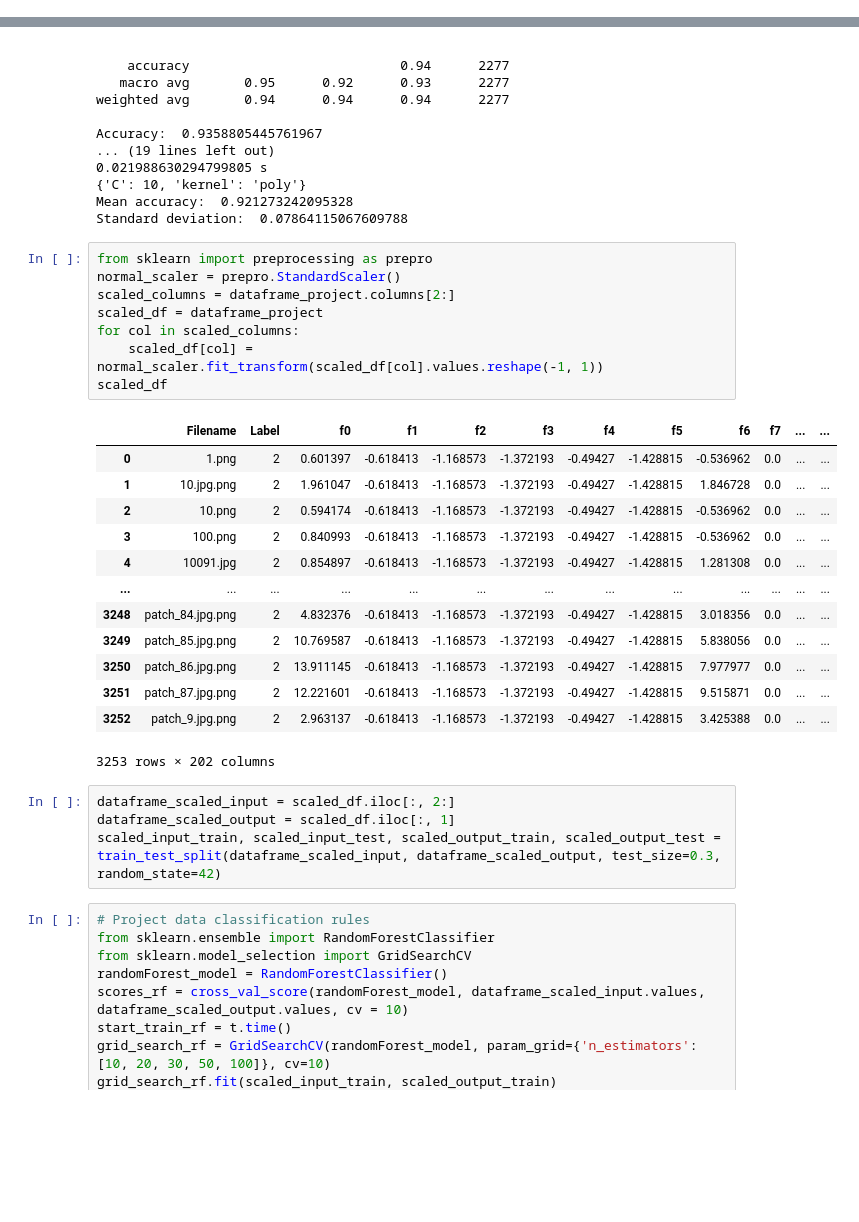
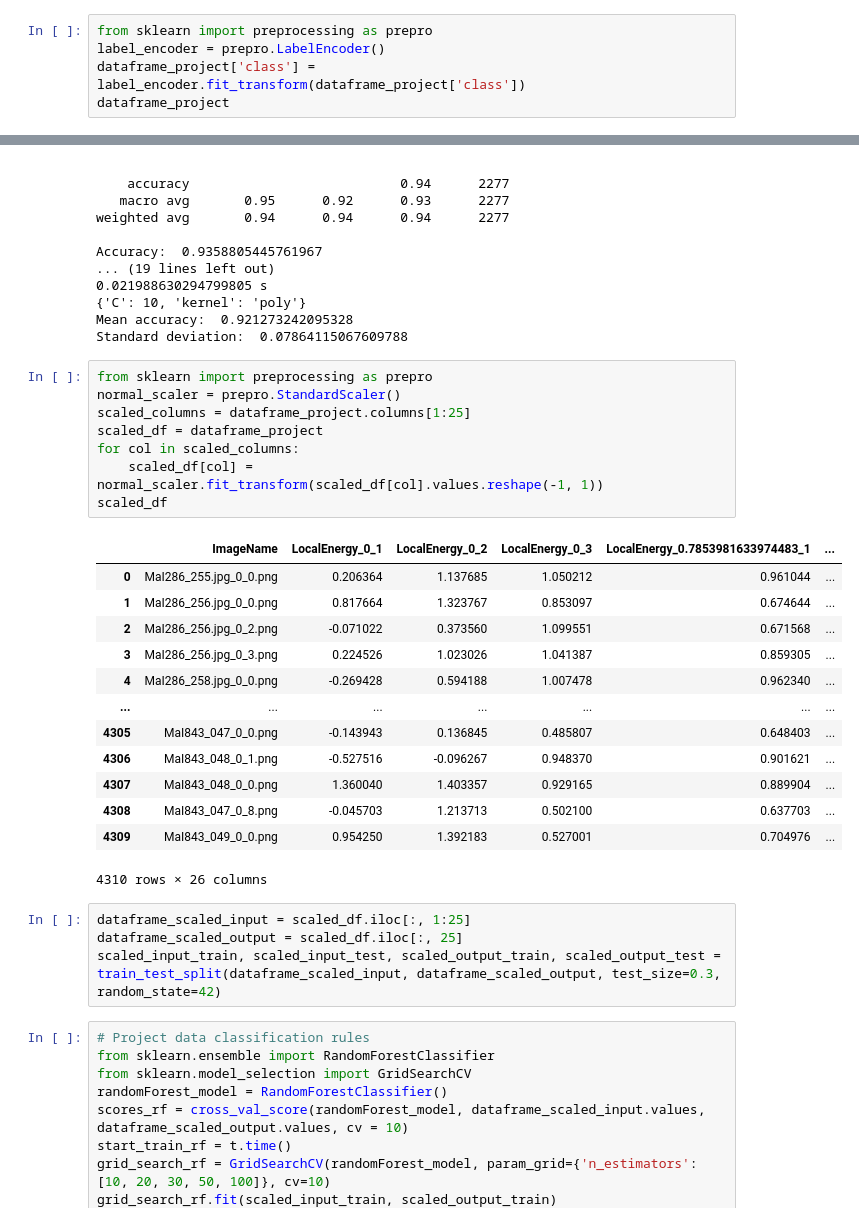
Before and after one commit to rajakprogrammer/ML, a Jupyter notebook: Aggrregation_of_all_models.ipynb, the cells around one changed output, grey strips where cells are left out. Saved outputs shown, nothing was run; the diff lists cells and outputs as text; blank space fills up the shorter version.

```diff
--- a/Aggrregation_of_all_models.ipynb
+++ b/Aggrregation_of_all_models.ipynb
@@ -26,3 +26,8 @@ dataframe_project
 | 4308 | MaI843_047_0_8.png | 1277520 | 612085 | 24686619 | 27101002 | ... |
 | 4309 | MaI843_049_0_0.png | 2588477 | 663550 | 24945878 | 27826266 | ... |
 4310 rows × 26 columns
+# %%
+from sklearn import preprocessing as prepro
+label_encoder = prepro.LabelEncoder()
+dataframe_project['class'] = label_encoder.fit_transform(dataframe_project['class'])
+dataframe_project
@@ -135,28 +159,28 @@ Standard deviation:  0.07864115067609788
 # %%
 from sklearn import preprocessing as prepro
 normal_scaler = prepro.StandardScaler()
-scaled_columns = dataframe_project.columns[2:]
+scaled_columns = dataframe_project.columns[1:25]
 scaled_df = dataframe_project
 for col in scaled_columns:
     scaled_df[col] = normal_scaler.fit_transform(scaled_df[col].values.reshape(-1, 1))
 scaled_df
 # %% [output]
-|  | Filename | Label | f0 | f1 | f2 | f3 | f4 | f5 | f6 | f7 | ... | ... |
-| 0 | 1.png | 2 | 0.601397 | -0.618413 | -1.168573 | -1.372193 | -0.49427 | -1.428815 | -0.536962 | 0.0 | ... | ... |
-| 1 | 10.jpg.png | 2 | 1.961047 | -0.618413 | -1.168573 | -1.372193 | -0.49427 | -1.428815 | 1.846728 | 0.0 | ... | ... |
-| 2 | 10.png | 2 | 0.594174 | -0.618413 | -1.168573 | -1.372193 | -0.49427 | -1.428815 | -0.536962 | 0.0 | ... | ... |
-| 3 | 100.png | 2 | 0.840993 | -0.618413 | -1.168573 | -1.372193 | -0.49427 | -1.428815 | -0.536962 | 0.0 | ... | ... |
-| 4 | 10091.jpg | 2 | 0.854897 | -0.618413 | -1.168573 | -1.372193 | -0.49427 | -1.428815 | 1.281308 | 0.0 | ... | ... |
-| ... | ... | ... | ... | ... | ... | ... | ... | ... | ... | ... | ... | ... |
-| 3248 | patch_84.jpg.png | 2 | 4.832376 | -0.618413 | -1.168573 | -1.372193 | -0.49427 | -1.428815 | 3.018356 | 0.0 | ... | ... |
-| 3249 | patch_85.jpg.png | 2 | 10.769587 | -0.618413 | -1.168573 | -1.372193 | -0.49427 | -1.428815 | 5.838056 | 0.0 | ... | ... |
-| 3250 | patch_86.jpg.png | 2 | 13.911145 | -0.618413 | -1.168573 | -1.372193 | -0.49427 | -1.428815 | 7.977977 | 0.0 | ... | ... |
-| 3251 | patch_87.jpg.png | 2 | 12.221601 | -0.618413 | -1.168573 | -1.372193 | -0.49427 | -1.428815 | 9.515871 | 0.0 | ... | ... |
-| 3252 | patch_9.jpg.png | 2 | 2.963137 | -0.618413 | -1.168573 | -1.372193 | -0.49427 | -1.428815 | 3.425388 | 0.0 | ... | ... |
+|  | ImageName | LocalEnergy_0_1 | LocalEnergy_0_2 | LocalEnergy_0_3 | LocalEnergy_0.7853981633974483_1 | ... |
+| 0 | MaI286_255.jpg_0_0.png | 0.206364 | 1.137685 | 1.050212 | 0.961044 | ... |
+| 1 | MaI286_256.jpg_0_0.png | 0.817664 | 1.323767 | 0.853097 | 0.674644 | ... |
+| 2 | MaI286_256.jpg_0_2.png | -0.071022 | 0.373560 | 1.099551 | 0.671568 | ... |
+| 3 | MaI286_256.jpg_0_3.png | 0.224526 | 1.023026 | 1.041387 | 0.859305 | ... |
+| 4 | MaI286_258.jpg_0_0.png | -0.269428 | 0.594188 | 1.007478 | 0.962340 | ... |
+| ... | ... | ... | ... | ... | ... | ... |
+| 4305 | MaI843_047_0_0.png | -0.143943 | 0.136845 | 0.485807 | 0.648403 | ... |
+| 4306 | MaI843_048_0_1.png | -0.527516 | -0.096267 | 0.948370 | 0.901621 | ... |
+| 4307 | MaI843_048_0_0.png | 1.360040 | 1.403357 | 0.929165 | 0.889904 | ... |
+| 4308 | MaI843_047_0_8.png | -0.045703 | 1.213713 | 0.502100 | 0.637703 | ... |
+| 4309 | MaI843_049_0_0.png | 0.954250 | 1.392183 | 0.527001 | 0.704976 | ... |
-3253 rows × 202 columns
+4310 rows × 26 columns
 # %%
-dataframe_scaled_input = scaled_df.iloc[:, 2:]
-dataframe_scaled_output = scaled_df.iloc[:, 1]
+dataframe_scaled_input = scaled_df.iloc[:, 1:25]
+dataframe_scaled_output = scaled_df.iloc[:, 25]
 scaled_input_train, scaled_input_test, scaled_output_train, scaled_output_test = train_test_split(dataframe_scaled_input, dataframe_scaled_output, test_size=0.3, random_state=42)
 # %%
 # Project data classification rules
```
Also changed, not shown: parts of 11 cells of this notebook.
